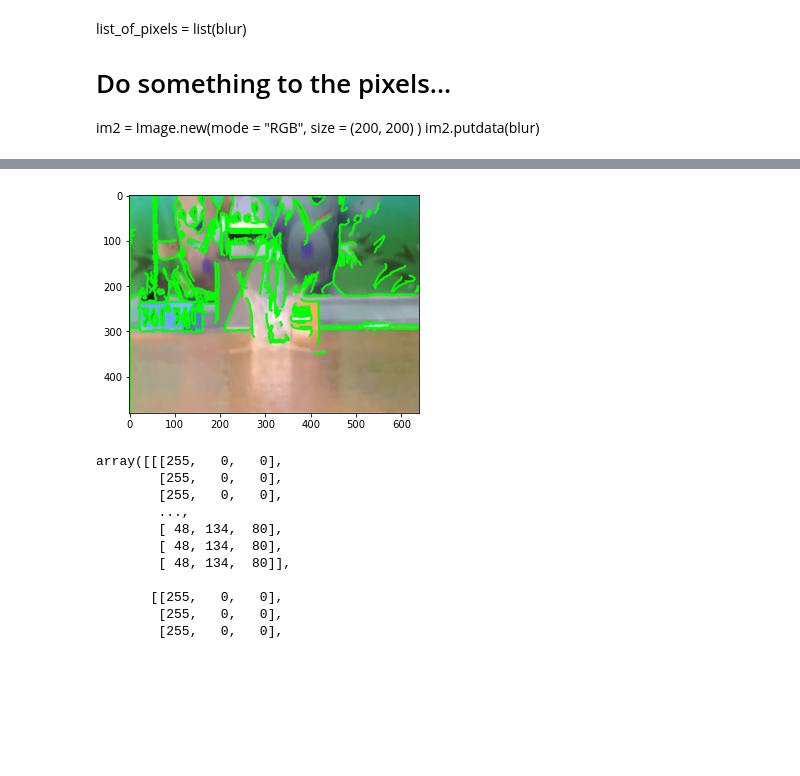
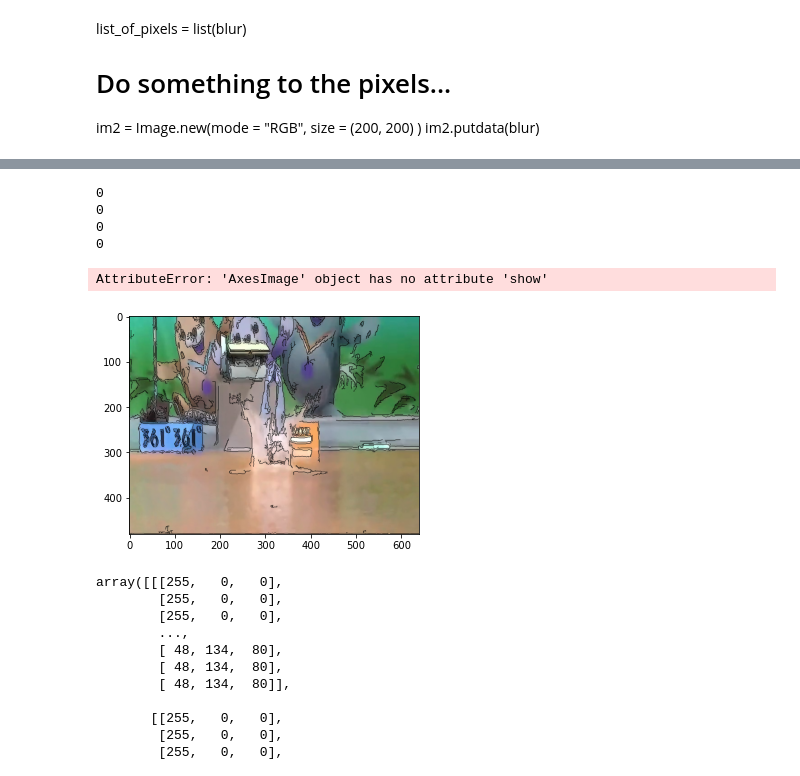
Before and after one commit to proohit/deep-learning-team6, a Jupyter notebook: 2c/Task 2c.ipynb, the cells around one changed output, grey strips where cells are left out. Saved outputs shown, nothing was run; the diff lists cells and outputs as text; code cells hidden in the pictures; blank space fills up the shorter version.

Commit message:
count pixel & use colors

```diff
--- a/2c/Task 2c.ipynb
+++ b/2c/Task 2c.ipynb
@@ -237,16 +300,41 @@ blaue Pixel: 0
+# %%
+#img = ig.imread('/home/dl6/deep-learning-team6/1b/videoframes/all/Frames_video100/frame85.jpg')
+#img = img[:, :, 0]
+
+
+img = Image.open('/home/dl6/deep-learning-team6/1b/videoframes/all/Frames_video100/frame85.jpg')
+img = imgplot
+pixel_count = np.sum(np.array(img) == RED)
+print(pixel_count)
+
+pixel_count = np.sum(np.array(img) == BLUE)
+print(pixel_count)
+
+pixel_count = np.sum(np.array(img) == GREEN)
+print(pixel_count)
+
+pixel_count = np.sum(np.array(img) == BLACK)
+print(pixel_count)
+
+img.show()
+# %% [output]
+0
+0
+0
+0
+AttributeError: 'AxesImage' object has no attribute 'show'
 # %%
 image = cv2.imread('/home/dl6/deep-learning-team6/1b/videoframes/all/Frames_video100/frame90.jpg')
-im_bw = cv2.cvtColor(image, cv2.COLOR_BGR2RGB)
+im_b = cv2.cvtColor(image, cv2.COLOR_BGR2RGB)
 
-blur = cv2.GaussianBlur(im_bw, (5,5), 0)
-im_bw = cv2.Canny(blur, 10, 90)
+im_bw = cv2.Canny(im_b, 10, 90)
 
 contours, hierarchy = cv2.findContours(im_bw, cv2.RETR_TREE, cv2.CHAIN_APPROX_SIMPLE)
-cv2.drawContours(image, contours, -1, (0,255,0), 3)
+cv2.drawContours(image, contours, -1, (0,0,0), 1)
 plt.imshow(image)
 plt.show()
 # %% [output]
-[figure, old version]
+[figure, new version]
 # %%
 im = cv2.imread('/home/dl6/deep-learning-team6/1b/videoframes/all/Frames_video100/frame95.jpg')
 imgray = cv2.cvtColor(im,cv2.COLOR_BGR2GRAY)
```
Also changed, not shown: parts of 7 cells of this notebook, 3 other files.
